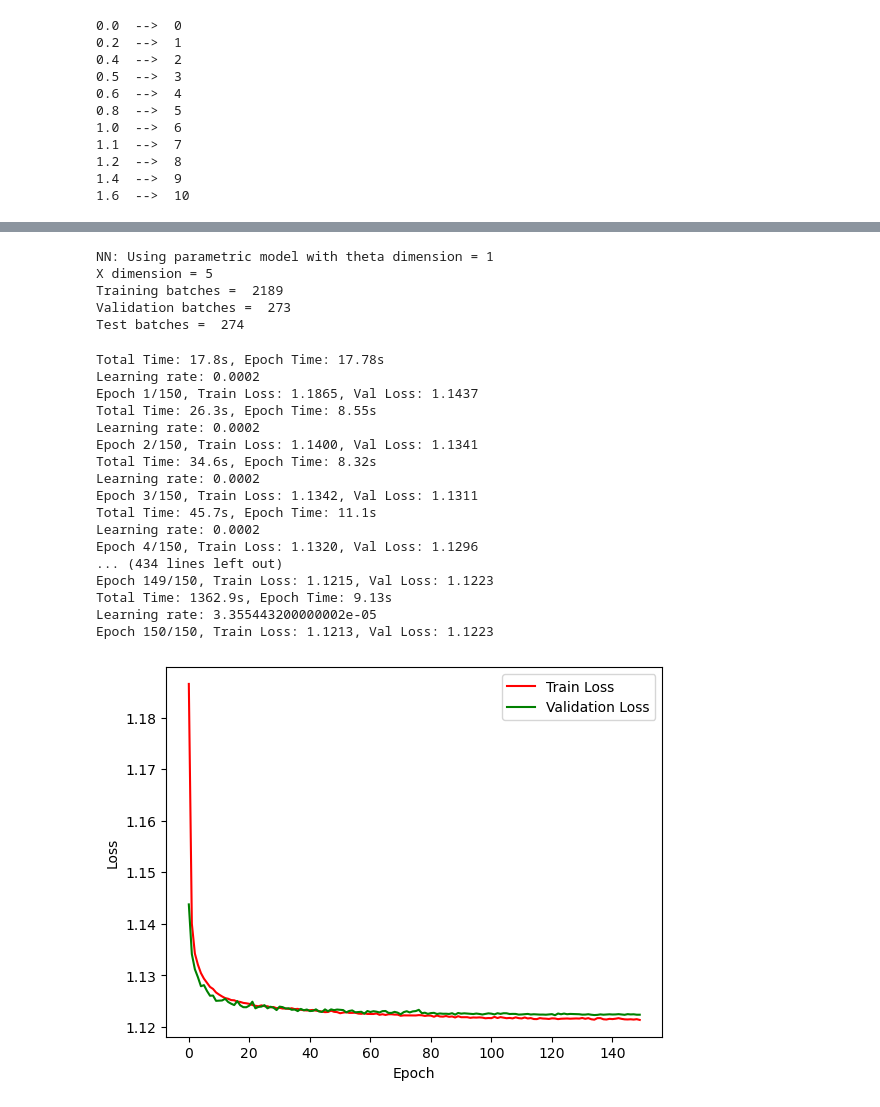
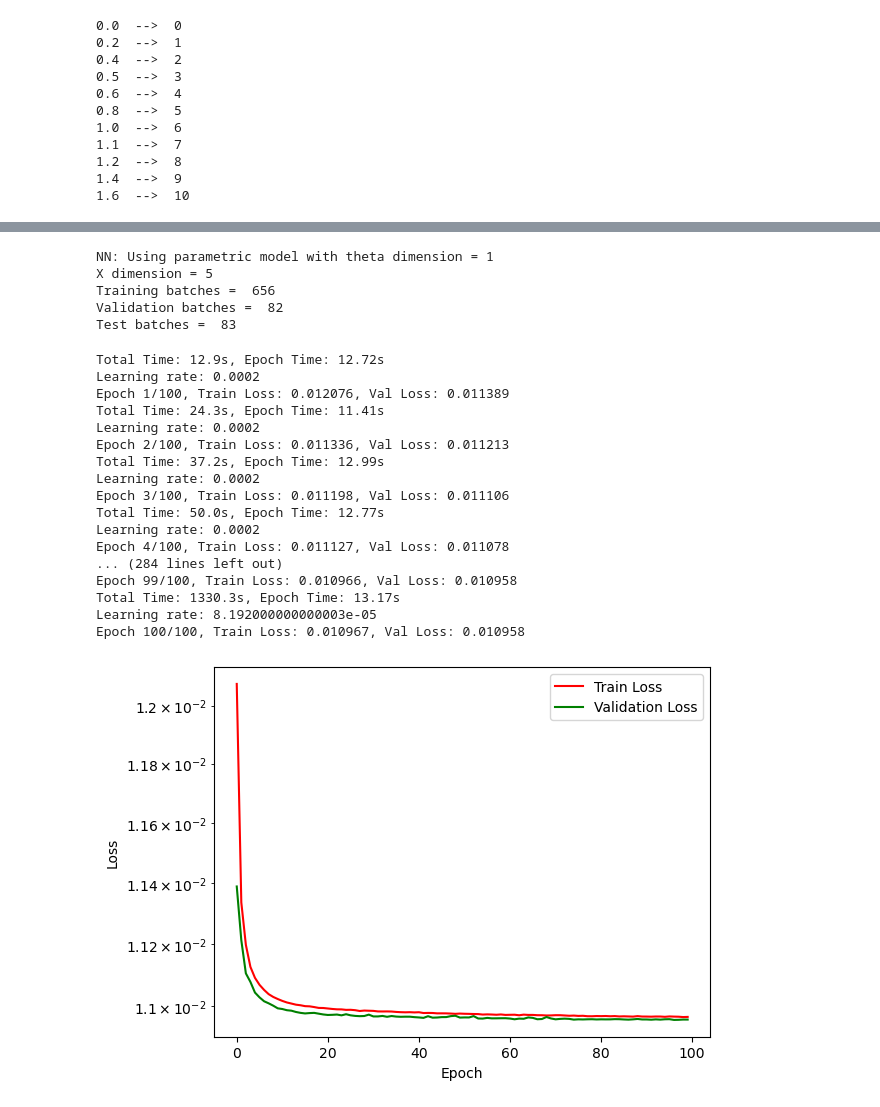
Before and after one commit to Aidan-Hughes-05/TtbarResonanceStudies, a Jupyter notebook: MLNotebooks/CouplingEstimationNegW.ipynb, the cells around one changed output, grey strips where cells are left out. Drawn from its saved outputs; the diff is of its cells as text; code cells hidden in the pictures.

```diff
--- a/MLNotebooks/CouplingEstimationNegW.ipynb
+++ b/MLNotebooks/CouplingEstimationNegW.ipynb
@@ -180,5 +216,4 @@ y shape =  (7200000, 2)
 # %%
 device = torch.accelerator.current_accelerator().type if torch.accelerator.is_available() else "cpu"
-device = 'cpu'
 print(f"Using {device} device")
 # %% [output]
@@ -363,8 +398,8 @@ def create_dataloaders(X_train_tensor, y_train_tensor, X_val_tensor, y_val_tenso
                                     y_test)
 
     # Create DataLoader objects for training, validation, and testing in batches
-    train_loader = DataLoader(train_dataset, batch_size=batch_size, shuffle=True, num_workers=6, persistent_workers=True, drop_last=True)
-    val_loader   = DataLoader(val_dataset, batch_size=batch_size, shuffle=False, num_workers=6, persistent_workers=True, drop_last=True)
+    train_loader = DataLoader(train_dataset, batch_size=batch_size, shuffle=True, num_workers=10, persistent_workers=True, drop_last=True, pin_memory=True)
+    val_loader   = DataLoader(val_dataset, batch_size=batch_size, shuffle=False, num_workers=10, persistent_workers=True, drop_last=True, pin_memory=True)
     test_loader  = DataLoader(test_dataset, batch_size=batch_size, shuffle=False, num_workers=6)
 
     print("Training batches = ", len(train_loader))
@@ -451,10 +486,10 @@ def train(model, criterion, optimizer, scheduler, train_loader, val_loader, n_ep
             outputs = model(X, theta)
             # outputs = torch.sigmoid(outputs)
             # Weight according to (1/W_1)*wi_1 + (1/W_0)*wi_0
-            weights = inputs_device[:,-1]
-            norm_weigths = norm_weights_per_batch(weights, categories_device)
+            weights = torch.abs(inputs_device[:,-1])
+            # norm_weigths = norm_weights_per_batch(weights, categories_device)
             # Calculate the weighted loss
-            loss = criterion(outputs.squeeze(), targets_device) * norm_weigths
+            loss = criterion(outputs.squeeze(), targets_device) * weights
             loss = torch.sum(loss)
             loss.backward()
             optimizer.step()
@@ -477,10 +512,10 @@ def train(model, criterion, optimizer, scheduler, train_loader, val_loader, n_ep
                 outputs = model(X, theta)
                 # outputs = torch.sigmoid(outputs)
                 # Weight according to (1/W_1)*wi_1 + (1/W_0)*wi_0
-                weights = inputs_device[:,-1]
-                norm_weigths = norm_weights_per_batch(weights, categories_device)
+                weights = torch.abs(inputs_device[:,-1])
+                # norm_weigths = norm_weights_per_batch(weights, categories_device)
                 # Calculate the weighted loss
-                loss = criterion(outputs.squeeze(), targets_device) * norm_weigths
+                loss = criterion(outputs.squeeze(), targets_device) * weights
                 loss = torch.sum(loss)
                 val_loss += loss.item()
 
@@ -491,7 +526,7 @@ def train(model, criterion, optimizer, scheduler, train_loader, val_loader, n_ep
         current_time = time.time()
         print(f"Total Time: {round(current_time - start_time,1)}s, Epoch Time: {round(current_time - epoch_start_time,2)}s")
         print(f"Learning rate: {scheduler.get_last_lr()[0]}")
-        print(f"Epoch {epoch+1}/{n_epochs}, Train Loss: {train_loss:.4f}, Val Loss: {val_loss:.4f}")
+        print(f"Epoch {epoch+1}/{n_epochs}, Train Loss: {train_loss:.6f}, Val Loss: {val_loss:.6f}")
 
     # Plot loss function for training and validation sets
     plt.plot(train_losses, label='Train Loss', color='red')
@@ -499,7 +534,9 @@ def train(model, criterion, optimizer, scheduler, train_loader, val_loader, n_ep
     plt.xlabel('Epoch')
     plt.ylabel('Loss')
     plt.legend(['Train Loss', 'Validation Loss'])
+    plt.yscale('log')
     plt.show()
+    return train_losses, val_losses
 # %%
 import torch.optim as optim
 from torch.optim.lr_scheduler import ReduceLROnPlateau
@@ -511,37 +548,41 @@ scheduler_pp = ReduceLROnPlateau(optimizer_pp, "min", patience=10, factor=0.8)
 train_loader_pp, val_loader_pp, test_loader_pp = create_dataloaders(X_train_tensor, y_train_tensor,
                                                                 X_val_tensor, y_val_tensor,
                                                                 X_test_tensor, y_test_tensor,
-                                                                batch_size=2048,
+                                                                batch_size=5*2048,
                                                                 signal="positive",
                                                                 background="positive")
+
+torch.amp.autocast('cuda')
+torch.set_float32_matmul_precision('high')
+model_pp = torch.compile(model_pp)
 # %% [output]
 NN: Using parametric model with theta dimension = 1
 X dimension = 5
-Training batches =  2189
-Validation batches =  273
-Test batches =  274
+Training batches =  656
+Validation batches =  82
+Test batches =  83
 # %%
 # Train pp model
-train(model_pp, criterion, optimizer_pp, scheduler_pp, train_loader_pp, val_loader_pp, n_epochs=150, device=device)
+train_loss, val_loss = train(model_pp, criterion, optimizer_pp, scheduler_pp, train_loader_pp, val_loader_pp, n_epochs=100, device=device)
 # %% [output]
-Total Time: 17.8s, Epoch Time: 17.78s
+Total Time: 12.9s, Epoch Time: 12.72s
 Learning rate: 0.0002
-Epoch 1/150, Train Loss: 1.1865, Val Loss: 1.1437
-Total Time: 26.3s, Epoch Time: 8.55s
+Epoch 1/100, Train Loss: 0.012076, Val Loss: 0.011389
+Total Time: 24.3s, Epoch Time: 11.41s
 Learning rate: 0.0002
-Epoch 2/150, Train Loss: 1.1400, Val Loss: 1.1341
-Total Time: 34.6s, Epoch Time: 8.32s
+Epoch 2/100, Train Loss: 0.011336, Val Loss: 0.011213
+Total Time: 37.2s, Epoch Time: 12.99s
 Learning rate: 0.0002
-Epoch 3/150, Train Loss: 1.1342, Val Loss: 1.1311
-Total Time: 45.7s, Epoch Time: 11.1s
+Epoch 3/100, Train Loss: 0.011198, Val Loss: 0.011106
+Total Time: 50.0s, Epoch Time: 12.77s
 Learning rate: 0.0002
-Epoch 4/150, Train Loss: 1.1320, Val Loss: 1.1296
-... (434 lines left out)
-Epoch 149/150, Train Loss: 1.1215, Val Loss: 1.1223
-Total Time: 1362.9s, Epoch Time: 9.13s
-Learning rate: 3.355443200000002e-05
-Epoch 150/150, Train Loss: 1.1213, Val Loss: 1.1223
+Epoch 4/100, Train Loss: 0.011127, Val Loss: 0.011078
+... (284 lines left out)
+Epoch 99/100, Train Loss: 0.010966, Val Loss: 0.010958
+Total Time: 1330.3s, Epoch Time: 13.17s
+Learning rate: 8.192000000000003e-05
+Epoch 100/100, Train Loss: 0.010967, Val Loss: 0.010958
-[figure, old version]
+[figure, new version]
 # %%
 def save_model(model, model_name, skip_confirmation = False):
     import os
```
Also changed, not shown: parts of 23 cells of this notebook, 6 other files.
